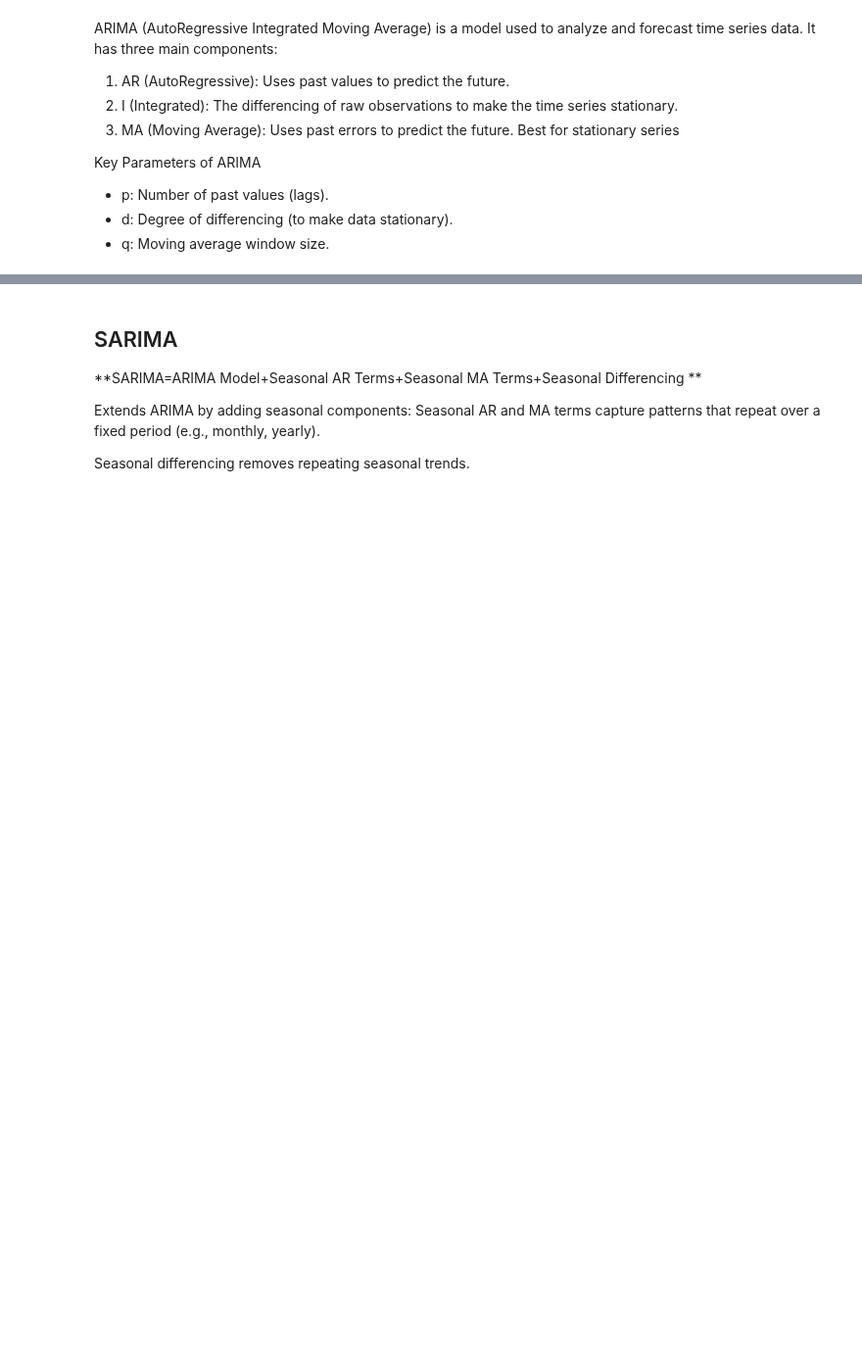
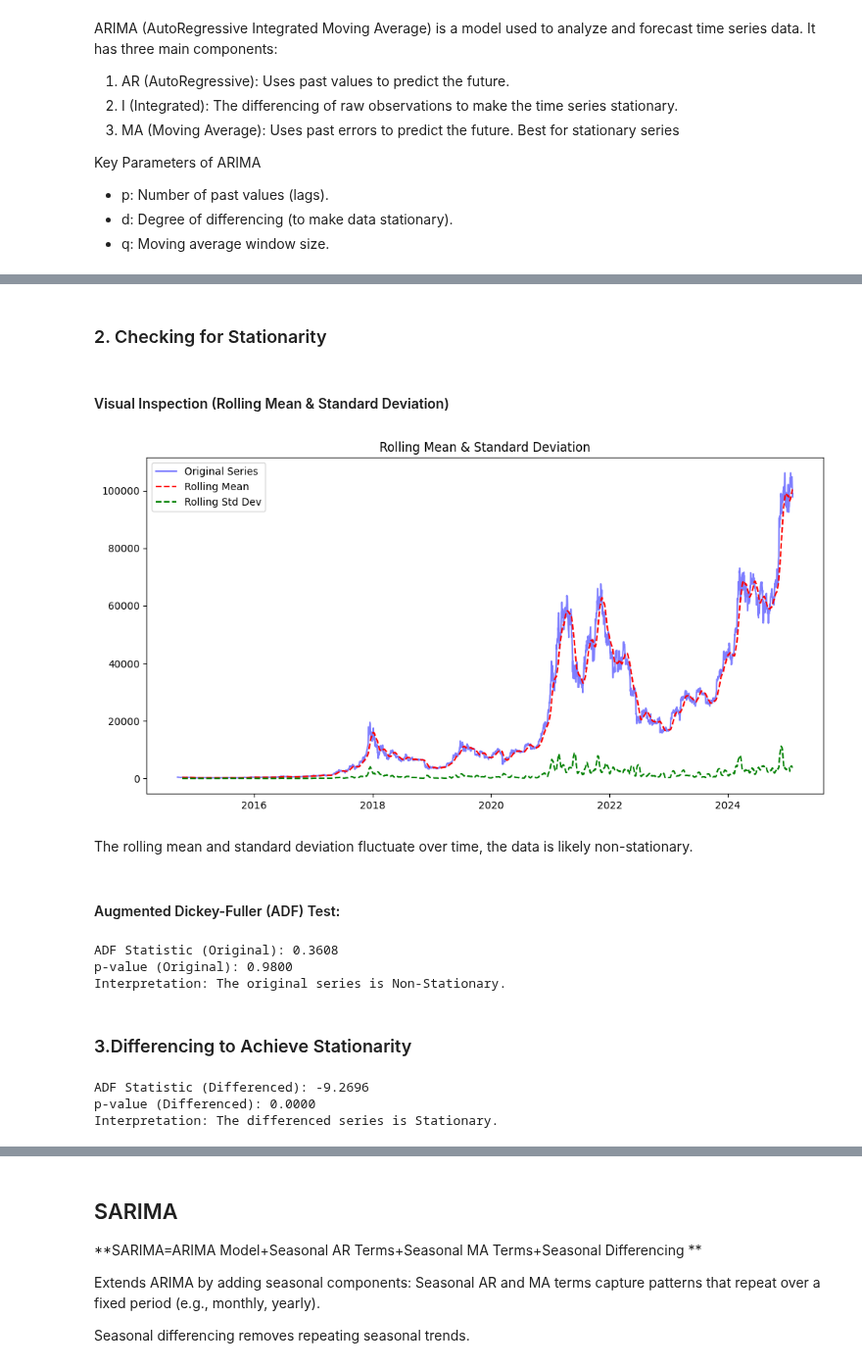
Before and after one commit to bonareri/Cryptocurrency-Price-Prediction-, a Jupyter notebook: arima_sarima_model.ipynb, the cells around one changed output, grey strips where cells are left out. Shown at 98% size. Saved outputs shown, nothing was run; the diff lists cells and outputs as text; code cells hidden in the pictures; blank space fills up the shorter version.

```diff
--- a/arima_sarima_model.ipynb
+++ b/arima_sarima_model.ipynb
@@ -61,0 +94,58 @@ df.head()
+# %% [markdown]
+### 2. Checking for Stationarity
+# %% [markdown]
+#### Visual Inspection (Rolling Mean & Standard Deviation)
+# %%
+def plot_rolling_statistics(series, window=30):
+    rolling_mean = series.rolling(window=window).mean()
+    rolling_std = series.rolling(window=window).std()
+
+    plt.figure(figsize=(12, 6))
+    plt.plot(series, label="Original Series", color="blue", alpha=0.5)
+    plt.plot(rolling_mean, label="Rolling Mean", color="red", linestyle="dashed")
+    plt.plot(rolling_std, label="Rolling Std Dev", color="green", linestyle="dashed")
+    plt.legend()
+    plt.title("Rolling Mean & Standard Deviation")
+    plt.show()
+
+# Apply on 'Close' column
+plot_rolling_statistics(df['Close'])
+# %% [output]
+[figure, added]
+# %% [markdown]
+The rolling mean and standard deviation fluctuate over time, the data is likely non-stationary.
+# %% [markdown]
+#### Augmented Dickey-Fuller (ADF) Test:
+# %%
+# Perform the Augmented Dickey-Fuller test on the original series
+result_original = adfuller(df["Close"])
+
+print(f"ADF Statistic (Original): {result_original[0]:.4f}")
+print(f"p-value (Original): {result_original[1]:.4f}")
+
+if result_original[1] < 0.05:
+    print("Interpretation: The original series is Stationary.\n")
+else:
+    print("Interpretation: The original series is Non-Stationary.\n")
+# %% [output]
+ADF Statistic (Original): 0.3608
+p-value (Original): 0.9800
+Interpretation: The original series is Non-Stationary.
+# %% [markdown]
+### 3.Differencing to Achieve Stationarity
+# %%
+# Apply first-order differencing
+df['Close_Diff'] = df['Close'].diff()
+
+# Perform the Augmented Dickey-Fuller test on the differenced series
+result_diff = adfuller(df["Close_Diff"].dropna())
+print(f"ADF Statistic (Differenced): {result_diff[0]:.4f}")
+print(f"p-value (Differenced): {result_diff[1]:.4f}")
+if result_diff[1] < 0.05:
+    print("Interpretation: The differenced series is Stationary.")
+else:
+    print("Interpretation: The differenced series is Non-Stationary.")
+# %% [output]
+ADF Statistic (Differenced): -9.2696
+p-value (Differenced): 0.0000
+Interpretation: The differenced series is Stationary.
```
Also changed, not shown: parts of 44 cells of this notebook.
